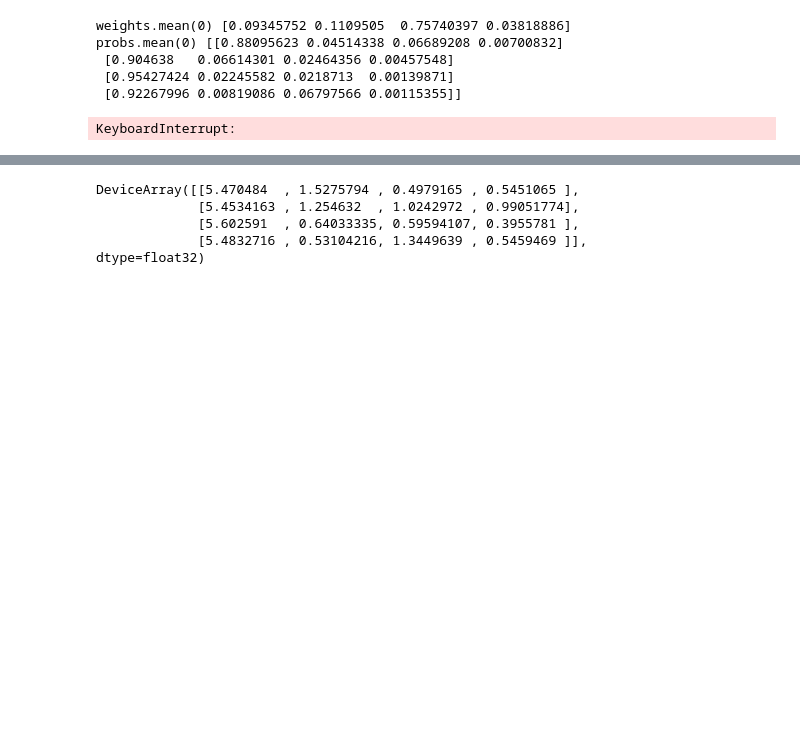
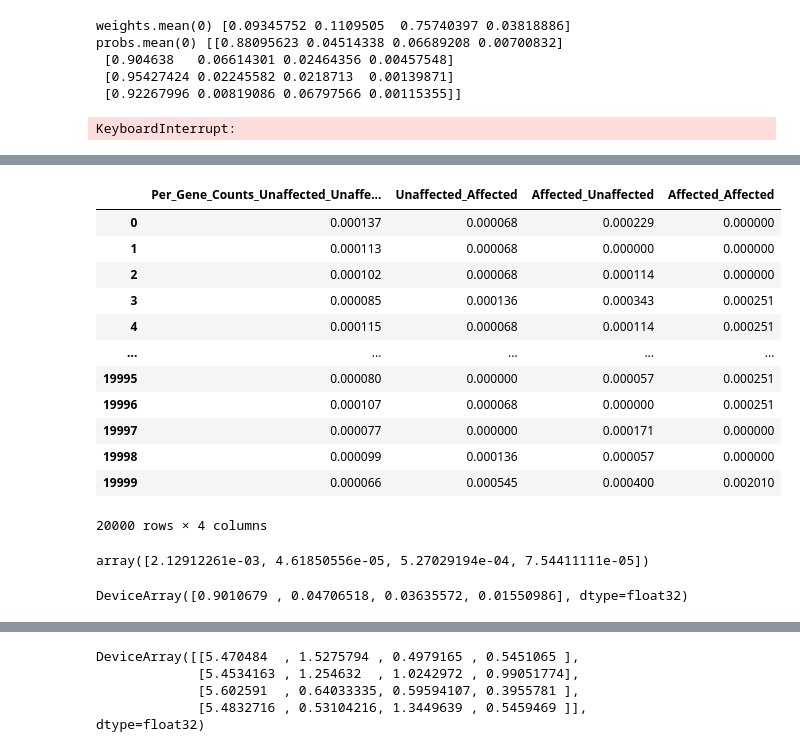
Before and after one commit to akotlar/multivariate-tada, a Jupyter notebook: project/sim6.ipynb, the cells around one changed output, grey strips where cells are left out. Drawn from its saved outputs; the diff is of its cells as text; code cells hidden in the pictures; blank space fills up the shorter version.

```diff
--- a/project/sim6.ipynb
+++ b/project/sim6.ipynb
@@ -850,0 +932,24 @@ best_weights_exp2, best_probs_exp2, best_betas_exp2, best_dirichlet_concentratio
+# %%
+df_exp2 / (200_000 *2*pd_with_both_exp2)
+# %% [output]
+|  | Per_Gene_Counts_Unaffected_Unaffe... | Unaffected_Affected | Affected_Unaffected | Affected_Affected |
+| 0 | 0.000137 | 0.000068 | 0.000229 | 0.000000 |
+| 1 | 0.000113 | 0.000068 | 0.000000 | 0.000000 |
+| 2 | 0.000102 | 0.000068 | 0.000114 | 0.000000 |
+| 3 | 0.000085 | 0.000136 | 0.000343 | 0.000251 |
+| 4 | 0.000115 | 0.000068 | 0.000114 | 0.000251 |
+| ... | ... | ... | ... | ... |
+| 19995 | 0.000080 | 0.000000 | 0.000057 | 0.000251 |
+| 19996 | 0.000107 | 0.000068 | 0.000000 | 0.000251 |
+| 19997 | 0.000077 | 0.000000 | 0.000171 | 0.000000 |
+| 19998 | 0.000099 | 0.000136 | 0.000057 | 0.000000 |
+| 19999 | 0.000066 | 0.000545 | 0.000400 | 0.002010 |
+20000 rows × 4 columns
+# %%
+np.array([0.76648414, 0.01662662, 0.18973051, 0.0271588 ]) * 1e-4 / (.036)
+# %% [output]
+array([2.12912261e-03, 4.61850556e-05, 5.27029194e-04, 7.54411111e-05])
+# %%
+best_weights_exp2.mean(0) @ best_probs_exp2.mean(0)
+# %% [output]
+DeviceArray([0.9010679 , 0.04706518, 0.03635572, 0.01550986], dtype=float32)
```
Also changed, not shown: parts of 52 cells of this notebook, 1 other file.
